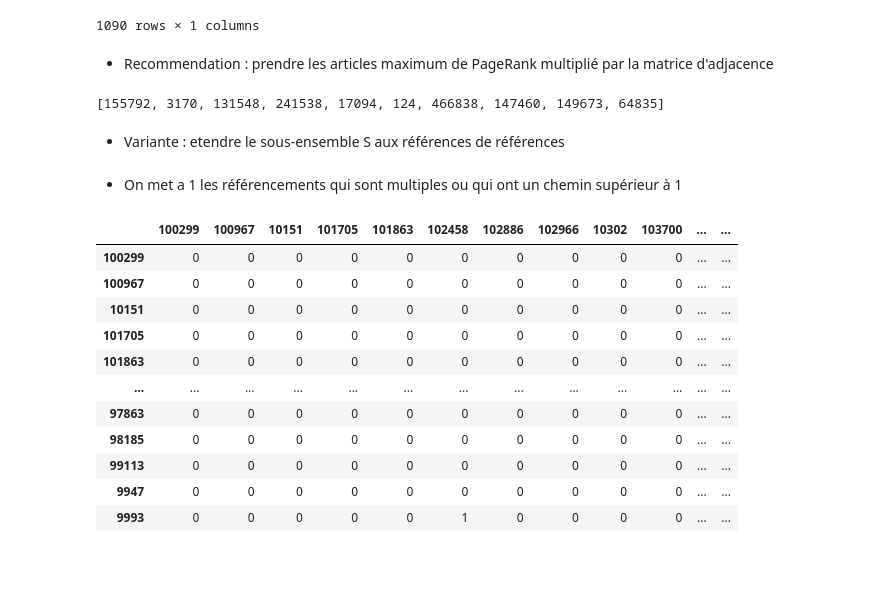
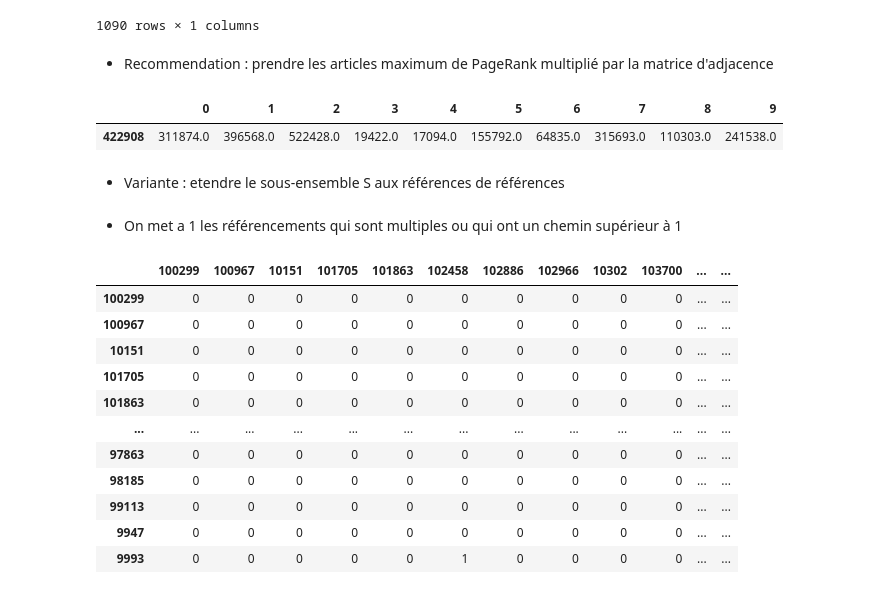
Before and after one commit to clementbernardd/LOG6308, a Jupyter notebook: TP2/TP2_groupe7_Ghaith_.ipynb, the cells around one changed output. Cells and saved outputs as stored; diff of their text form; code cells hidden in the pictures; blank space fills up the shorter version.

```diff
--- a/TP2/TP2_groupe7_Ghaith_.ipynb
+++ b/TP2/TP2_groupe7_Ghaith_.ipynb
@@ -407,9 +430,10 @@ def get_recommendation_page_rank(index = None , r = r, m=m,N= 10 ):
         return recommendation
     return recommendation[recommendation.index == index]
 # %%
-get_recommendation(422908)
+get_recommendation_page_rank(422908, N = 10)
 # %% [output]
-[155792, 3170, 131548, 241538, 17094, 124, 466838, 147460, 149673, 64835]
+|  | 0 | 1 | 2 | 3 | 4 | 5 | 6 | 7 | 8 | 9 |
+| 422908 | 311874.0 | 396568.0 | 522428.0 | 19422.0 | 17094.0 | 155792.0 | 64835.0 | 315693.0 | 110303.0 | 241538.0 |
 # %% [markdown]
 - Variante : etendre le sous-ensemble S aux références de références
 # %%
```
Also changed, not shown: parts of 85 cells of this notebook.
